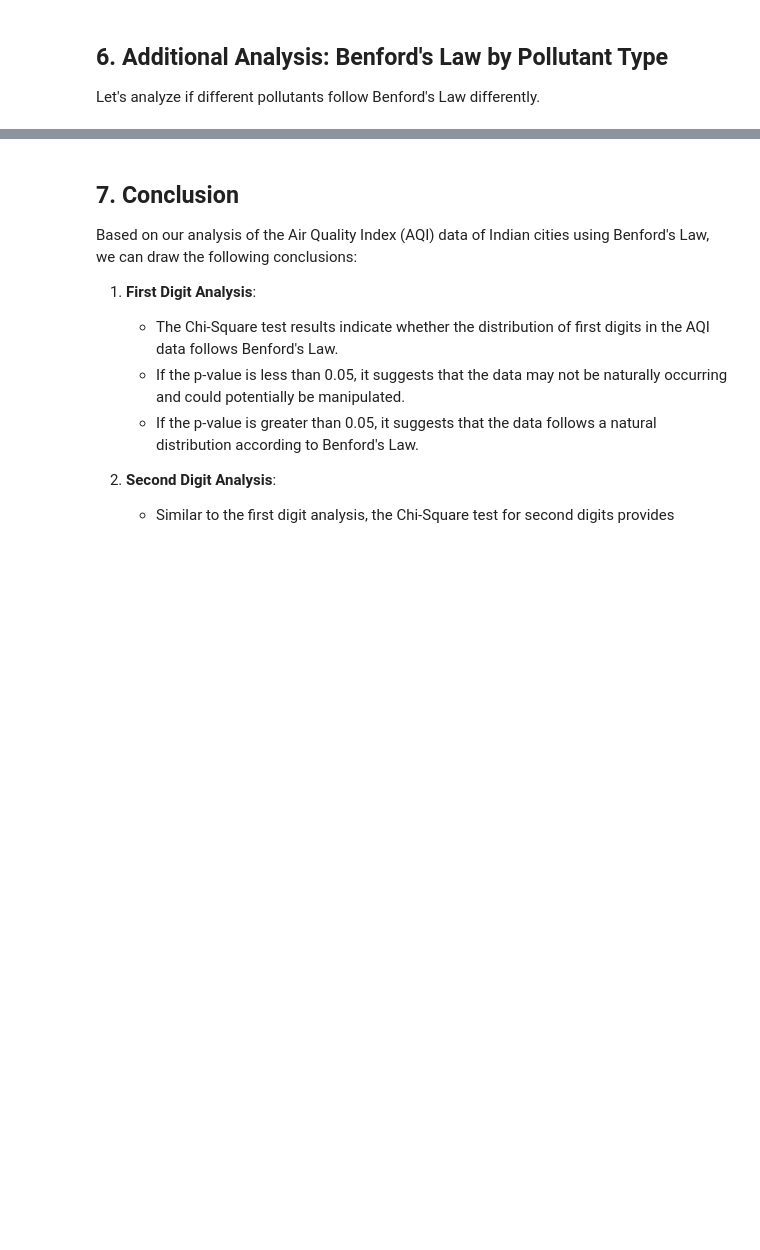
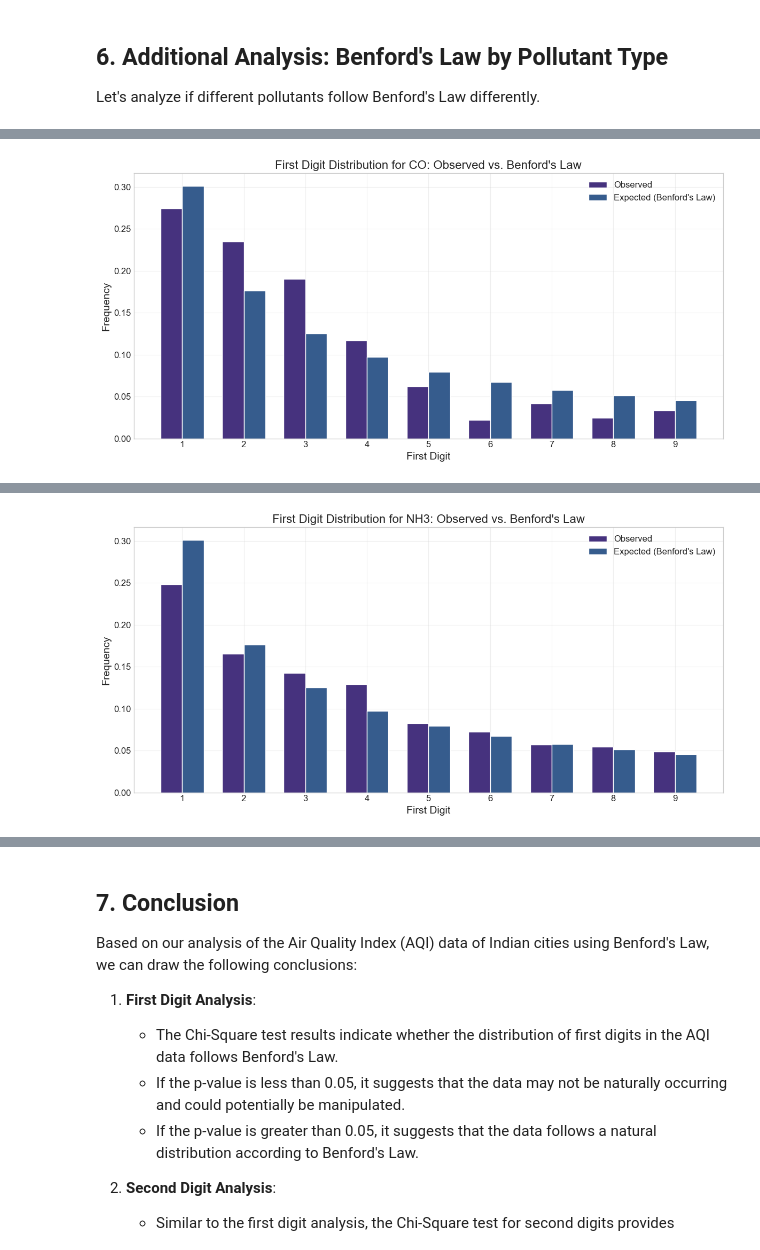
Before and after one commit to Aditya-Prakash14/AQI-Benford-s-Law-Analysis-Project, a Jupyter notebook: aqi_benford_analysis.ipynb, the cells around one changed output, grey strips where cells are left out. Cells and saved outputs as stored; diff of their text form; code cells hidden in the pictures; blank space fills up the shorter version.

```diff
--- a/aqi_benford_analysis.ipynb
+++ b/aqi_benford_analysis.ipynb
@@ -493,0 +453,78 @@ ValueError: invalid literal for int() with base 10: 'n'
+# %%
+# Define a safe function to extract the first digit (if not already defined)
+def safe_get_first_digit(number):
+    # Check if number is NaN or None
+    if pd.isna(number) or number is None:
+        return None
+    try:
+        # Convert to string and get the first character
+        num_str = str(abs(number)).lstrip('0')
+        if num_str and num_str[0].isdigit():  # Check if string is not empty and first char is a digit
+            return int(num_str[0])
+        else:
+            return None
+    except:
+        return None
+
+# First, check for and clean non-numeric values
+print("Checking for non-numeric values in pollutant data:")
+non_numeric = filtered_aqi_data['pollutant_avg'].apply(lambda x: not (isinstance(x, (int, float)) and not pd.isna(x)))
+if non_numeric.any():
+    print(f"Found {non_numeric.sum()} non-numeric values")
+    # Clean the data by removing non-numeric values
+    filtered_aqi_data = filtered_aqi_data[~non_numeric]
+    print(f"Data shape after cleaning: {filtered_aqi_data.shape}")
+else:
+    print("No non-numeric values found")
+
+# Extract first digits for each pollutant type using the safe function
+filtered_aqi_data['first_digit'] = filtered_aqi_data['pollutant_avg'].apply(safe_get_first_digit)
+
+# Remove rows with None values in first_digit
+filtered_aqi_data = filtered_aqi_data.dropna(subset=['first_digit'])
+
+# Group by pollutant_id and first_digit to get counts
+pollutant_first_digit = filtered_aqi_data.groupby(['pollutant_id', 'first_digit']).size().unstack(fill_value=0)
+
+# Calculate observed frequencies for each pollutant
+pollutant_freq = pollutant_first_digit.div(pollutant_first_digit.sum(axis=1), axis=0)
+
+# Expected frequencies according to Benford's Law
+benford_expected = pd.Series(benford_first_digit_distribution())
+
+# Plot for each pollutant
+for pollutant in pollutant_freq.index:
+    plt.figure(figsize=(12, 6))
+    bar_width = 0.35
+    index = np.arange(1, 10)
+
+    observed = pollutant_freq.loc[pollutant]
+
+    plt.bar(index - bar_width/2, observed, bar_width, label='Observed')
+    plt.bar(index + bar_width/2, benford_expected, bar_width, label='Expected (Benford\'s Law)')
+
+    plt.xlabel('First Digit', fontsize=14)
+    plt.ylabel('Frequency', fontsize=14)
+    plt.title(f'First Digit Distribution for {pollutant}: Observed vs. Benford\'s Law', fontsize=16)
+    plt.xticks(index)
+    plt.legend()
+    plt.grid(True, alpha=0.3)
+    plt.tight_layout()
+    plt.show()
+
+    # Chi-Square test
+    observed_counts = pollutant_first_digit.loc[pollutant].values
+    expected_counts = benford_expected.values * observed_counts.sum()
+
+    chi2_stat, p_value = stats.chisquare(observed_counts, expected_counts)
+
+    print(f"Chi-Square Statistic for {pollutant}: {chi2_stat:.4f}")
+    print(f"P-value for {pollutant}: {p_value:.4f}")
+
+    if p_value < alpha:
+        print(f"Result for {pollutant}: Reject the null hypothesis.")
+        print(f"The distribution of first digits for {pollutant} does not follow Benford's Law.\n")
+    else:
+        print(f"Result for {pollutant}: Fail to reject the null hypothesis.")
+        print(f"The distribution of first digits for {pollutant} follows Benford's Law.\n")
+# %% [output]
@@ -493,0 +534 @@ ValueError: invalid literal for int() with base 10: 'n'
+[figure, added]
@@ -493,0 +539 @@ ValueError: invalid literal for int() with base 10: 'n'
+[figure, added]
```
Also changed, not shown: parts of 16 cells of this notebook.
